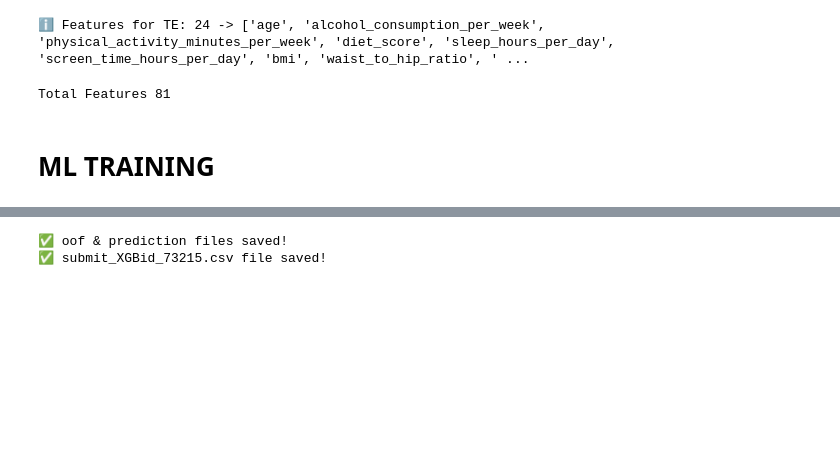
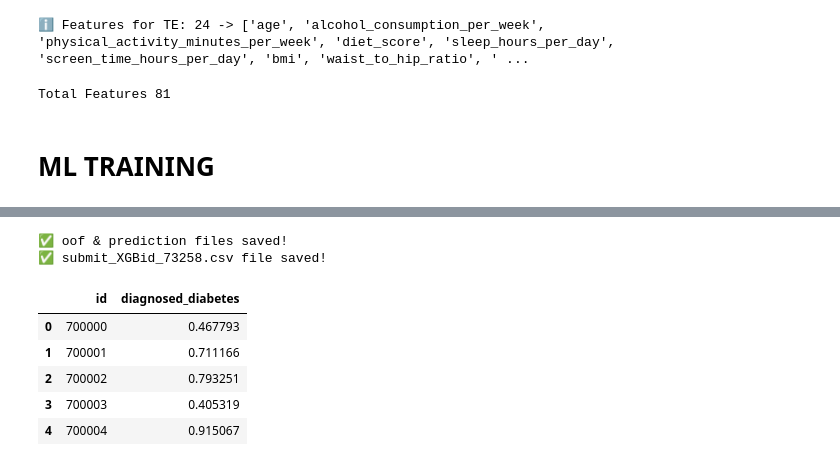
Before and after one commit to coded-sly/s5e12-Diabetes, a Jupyter notebook: ps5e12-xgb-fe-cv10.ipynb, the cells around one changed output, grey strips where cells are left out. Saved outputs shown, nothing was run; the diff lists cells and outputs as text; code cells hidden in the pictures; blank space fills up the shorter version.

```diff
--- a/ps5e12-xgb-fe-cv10.ipynb
+++ b/ps5e12-xgb-fe-cv10.ipynb
@@ -867,15 +949,22 @@ plt.show()
 # %%
 s = str(round(overall_AUC, 5)).split('.')[1]
 n = 'XGBid'
 
 np.save(f"oof_{n}_{s}.npy", oof_preds)
 np.save(f"pred_{n}_{s}.npy", test_preds)
 print(f"✅ oof & prediction files saved!")
 
 submit[TARGET] = test_preds
 submit.to_csv(f"submit_{n}_{s}.csv", index=False)
 
 print(f"✅ submit_{n}_{s}.csv file saved!")
+submit.head()
 # %% [output]
 ✅ oof & prediction files saved!
-✅ submit_XGBid_73215.csv file saved!
+✅ submit_XGBid_73258.csv file saved!
+|  | id | diagnosed_diabetes |
+| 0 | 700000 | 0.467793 |
+| 1 | 700001 | 0.711166 |
+| 2 | 700002 | 0.793251 |
+| 3 | 700003 | 0.405319 |
+| 4 | 700004 | 0.915067 |
```
Also changed, not shown: parts of 11 cells of this notebook.
